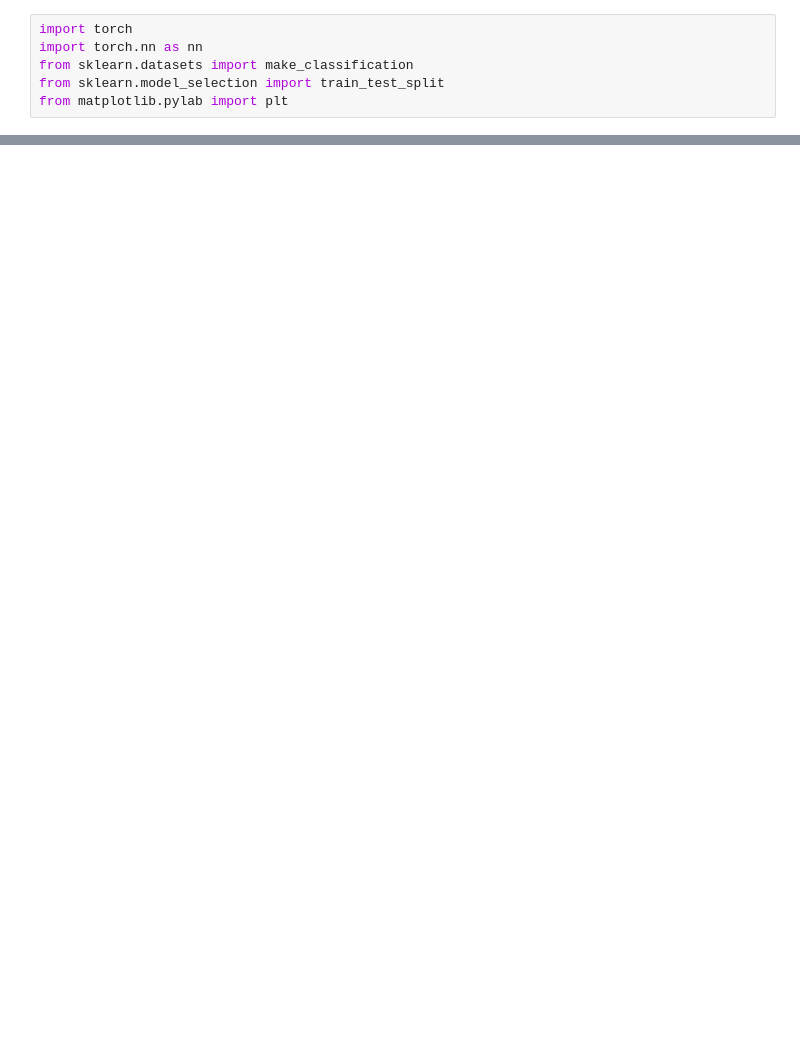
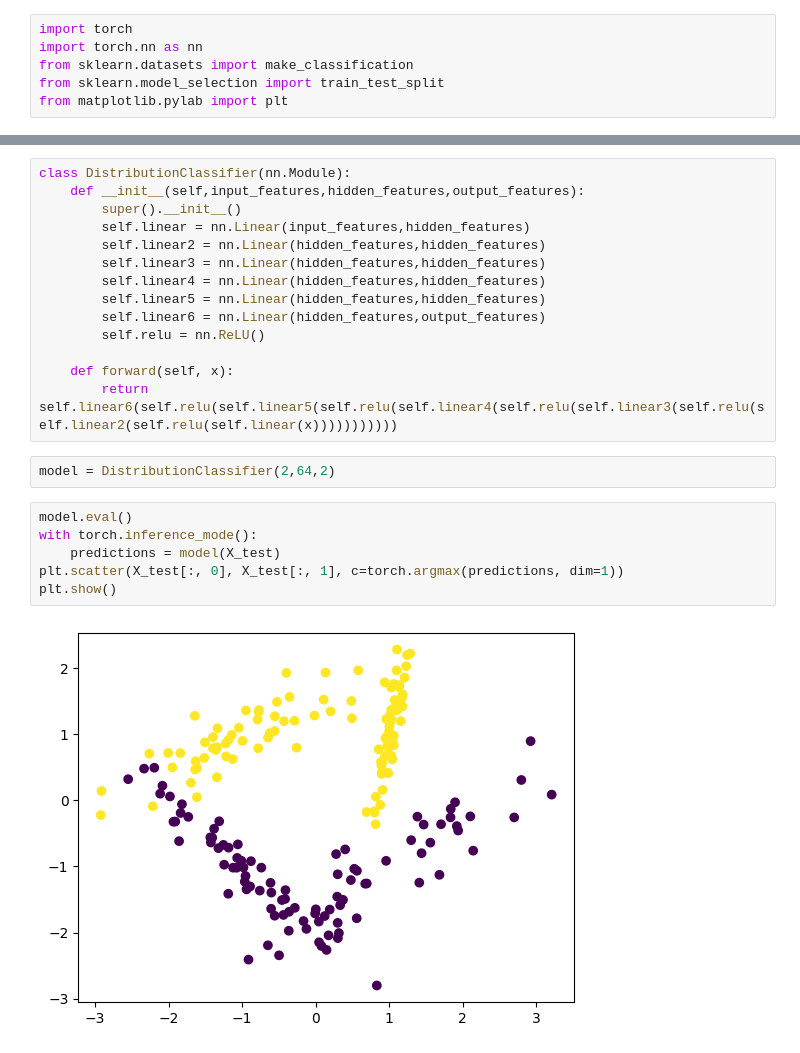
Before and after one commit to Sayemahamed/BeginnerClassificationProjects, a Jupyter notebook: 03_distribution_classification/main.ipynb, the cells around one changed output, grey strips where cells are left out. Saved outputs shown, nothing was run; the diff lists cells and outputs as text; blank space fills up the shorter version.

Commit message:
fully implemented distribution classification

```diff
--- a/03_distribution_classification/main.ipynb
+++ b/03_distribution_classification/main.ipynb
@@ -20,0 +21,24 @@ plt.show()
+# %%
+class DistributionClassifier(nn.Module):
+    def __init__(self,input_features,hidden_features,output_features):
+        super().__init__()
+        self.linear = nn.Linear(input_features,hidden_features)
+        self.linear2 = nn.Linear(hidden_features,hidden_features)
+        self.linear3 = nn.Linear(hidden_features,hidden_features)
+        self.linear4 = nn.Linear(hidden_features,hidden_features)
+        self.linear5 = nn.Linear(hidden_features,hidden_features)
+        self.linear6 = nn.Linear(hidden_features,output_features)
+        self.relu = nn.ReLU()
+
+    def forward(self, x):
+        return self.linear6(self.relu(self.linear5(self.relu(self.linear4(self.relu(self.linear3(self.relu(self.linear2(self.relu(self.linear(x)))))))))))
+# %%
+model = DistributionClassifier(2,64,2)
+# %%
+model.eval()
+with torch.inference_mode():
+    predictions = model(X_test)
+plt.scatter(X_test[:, 0], X_test[:, 1], c=torch.argmax(predictions, dim=1))
+plt.show()
+# %% [output]
+[figure, added]
```
Also changed, not shown: parts of 3 cells of this notebook.
